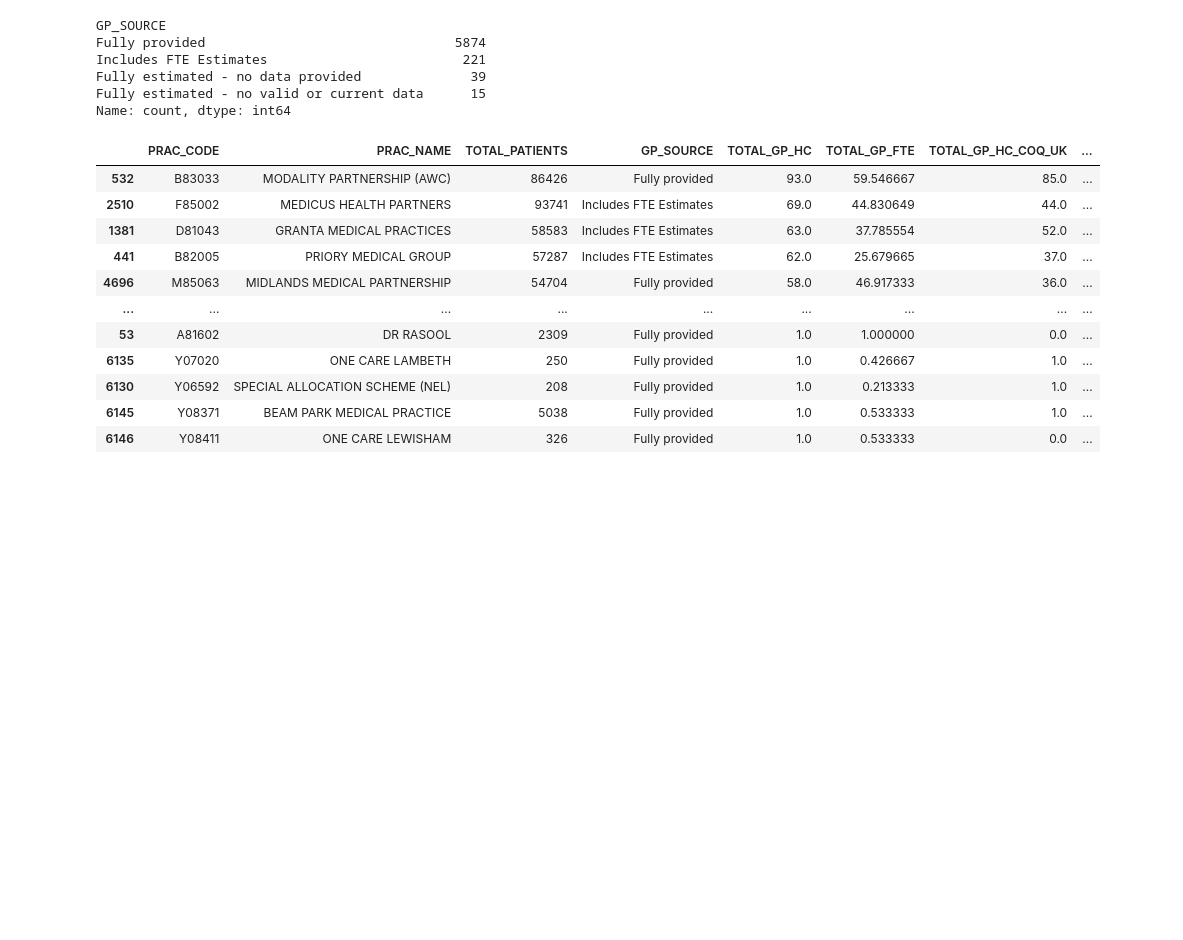
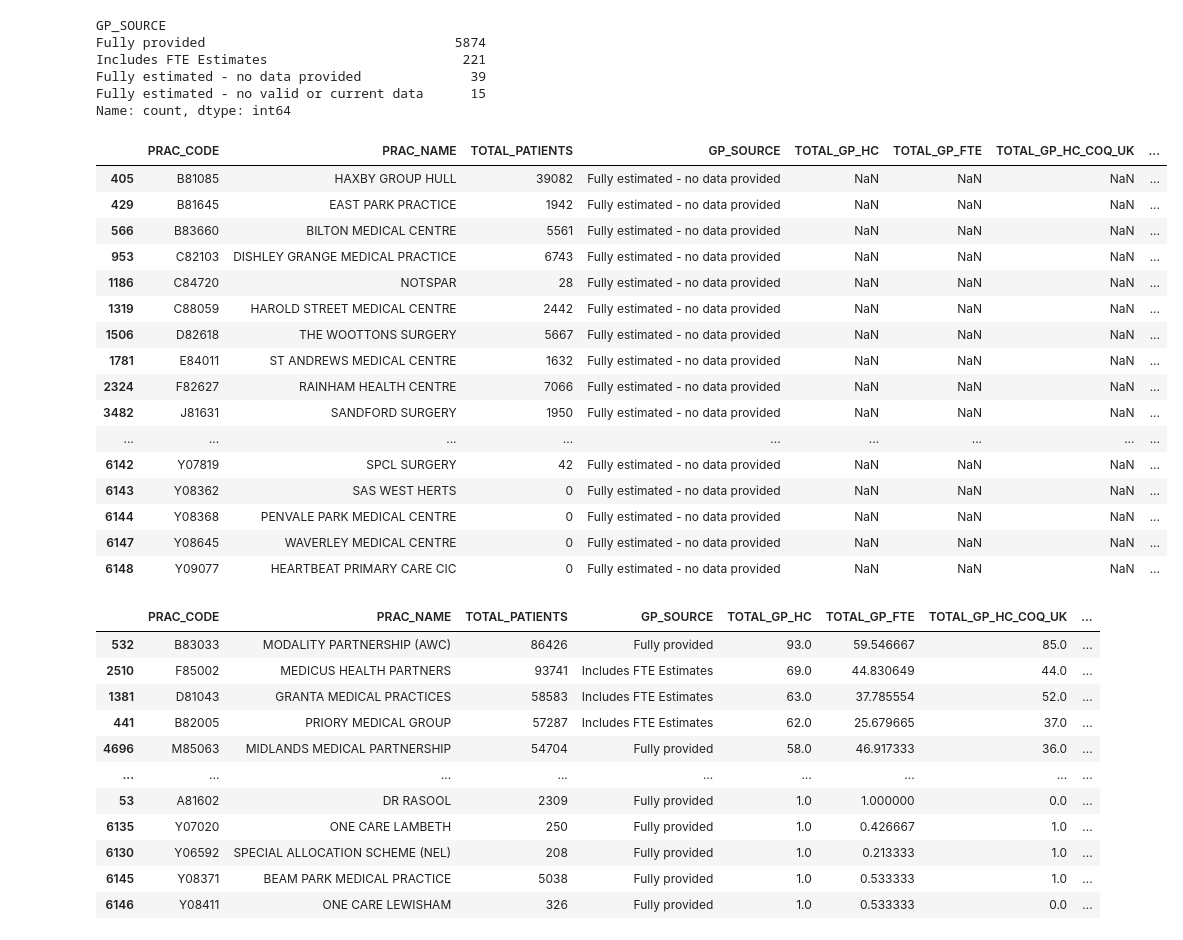
Before and after one commit to Shiminc/NHS_GP, a Jupyter notebook: src/analysis/practice_level_raw_data_exploration.ipynb, the cells around one changed output. Cells and saved outputs as stored; diff of their text form; code cells hidden in the pictures; blank space fills up the shorter version.

Commit message:
some data

```diff
--- a/src/analysis/practice_level_raw_data_exploration.ipynb
+++ b/src/analysis/practice_level_raw_data_exploration.ipynb
@@ -69,6 +69,26 @@ Includes FTE Estimates                         221
 Fully estimated - no data provided              39
 Fully estimated - no valid or current data      15
 Name: count, dtype: int64
+# %%
+data[data.GP_SOURCE=='Fully estimated - no data provided']
+# %% [output]
+|  | PRAC_CODE | PRAC_NAME | TOTAL_PATIENTS | GP_SOURCE | TOTAL_GP_HC | TOTAL_GP_FTE | TOTAL_GP_HC_COQ_UK | ... |
+| 405 | B81085 | HAXBY GROUP HULL | 39082 | Fully estimated - no data provided | NaN | NaN | NaN | ... |
+| 429 | B81645 | EAST PARK PRACTICE | 1942 | Fully estimated - no data provided | NaN | NaN | NaN | ... |
+| 566 | B83660 | BILTON MEDICAL CENTRE | 5561 | Fully estimated - no data provided | NaN | NaN | NaN | ... |
+| 953 | C82103 | DISHLEY GRANGE MEDICAL PRACTICE | 6743 | Fully estimated - no data provided | NaN | NaN | NaN | ... |
+| 1186 | C84720 | NOTSPAR | 28 | Fully estimated - no data provided | NaN | NaN | NaN | ... |
+| 1319 | C88059 | HAROLD STREET MEDICAL CENTRE | 2442 | Fully estimated - no data provided | NaN | NaN | NaN | ... |
+| 1506 | D82618 | THE WOOTTONS SURGERY | 5667 | Fully estimated - no data provided | NaN | NaN | NaN | ... |
+| 1781 | E84011 | ST ANDREWS MEDICAL CENTRE | 1632 | Fully estimated - no data provided | NaN | NaN | NaN | ... |
+| 2324 | F82627 | RAINHAM HEALTH CENTRE | 7066 | Fully estimated - no data provided | NaN | NaN | NaN | ... |
+| 3482 | J81631 | SANDFORD SURGERY | 1950 | Fully estimated - no data provided | NaN | NaN | NaN | ... |
+| ... | ... | ... | ... | ... | ... | ... | ... | ... |
+| 6142 | Y07819 | SPCL SURGERY | 42 | Fully estimated - no data provided | NaN | NaN | NaN | ... |
+| 6143 | Y08362 | SAS WEST HERTS | 0 | Fully estimated - no data provided | NaN | NaN | NaN | ... |
+| 6144 | Y08368 | PENVALE PARK MEDICAL CENTRE | 0 | Fully estimated - no data provided | NaN | NaN | NaN | ... |
+| 6147 | Y08645 | WAVERLEY MEDICAL CENTRE | 0 | Fully estimated - no data provided | NaN | NaN | NaN | ... |
+| 6148 | Y09077 | HEARTBEAT PRIMARY CARE CIC | 0 | Fully estimated - no data provided | NaN | NaN | NaN | ... |
 # %%
 data = data.dropna()
 # %%
```
Also changed, not shown: 9 other files.
